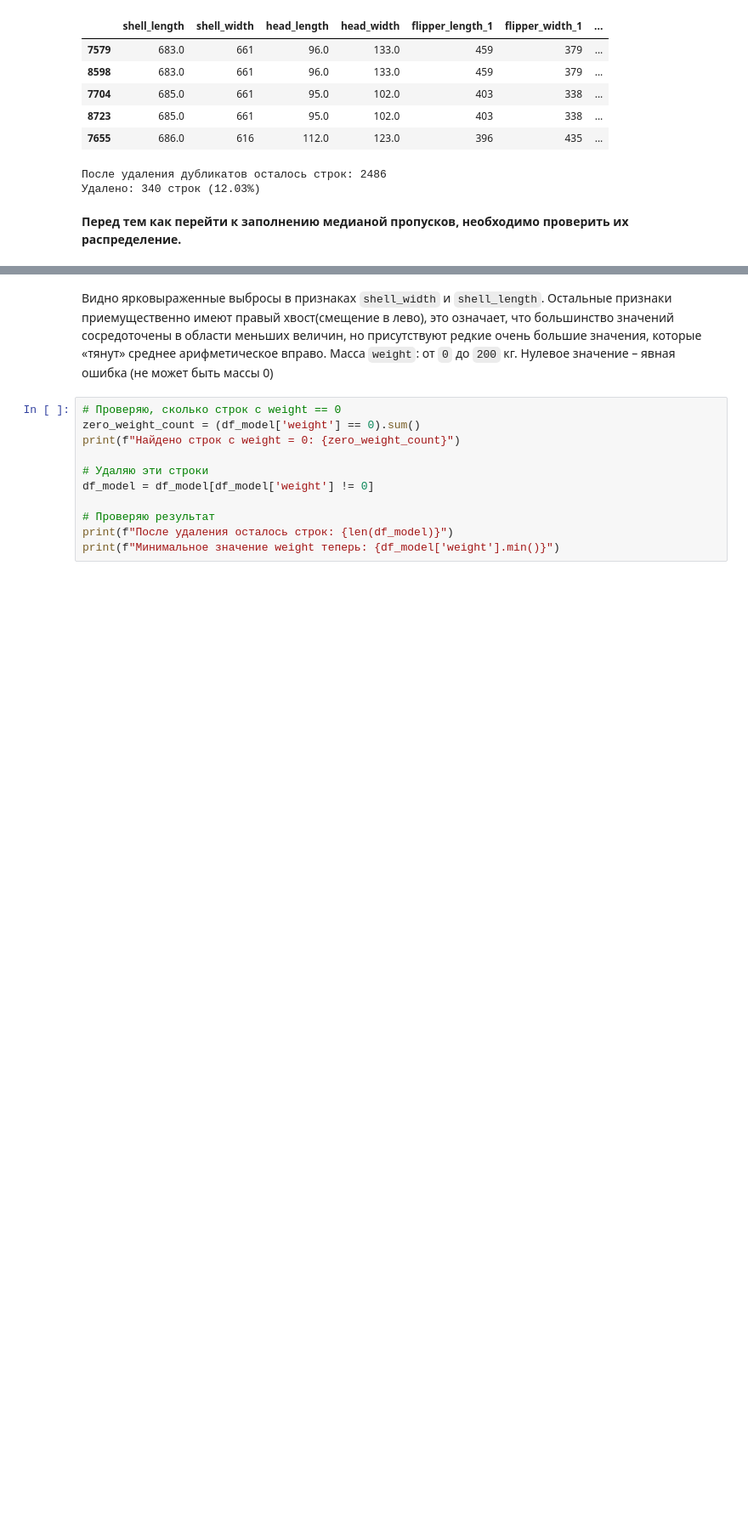
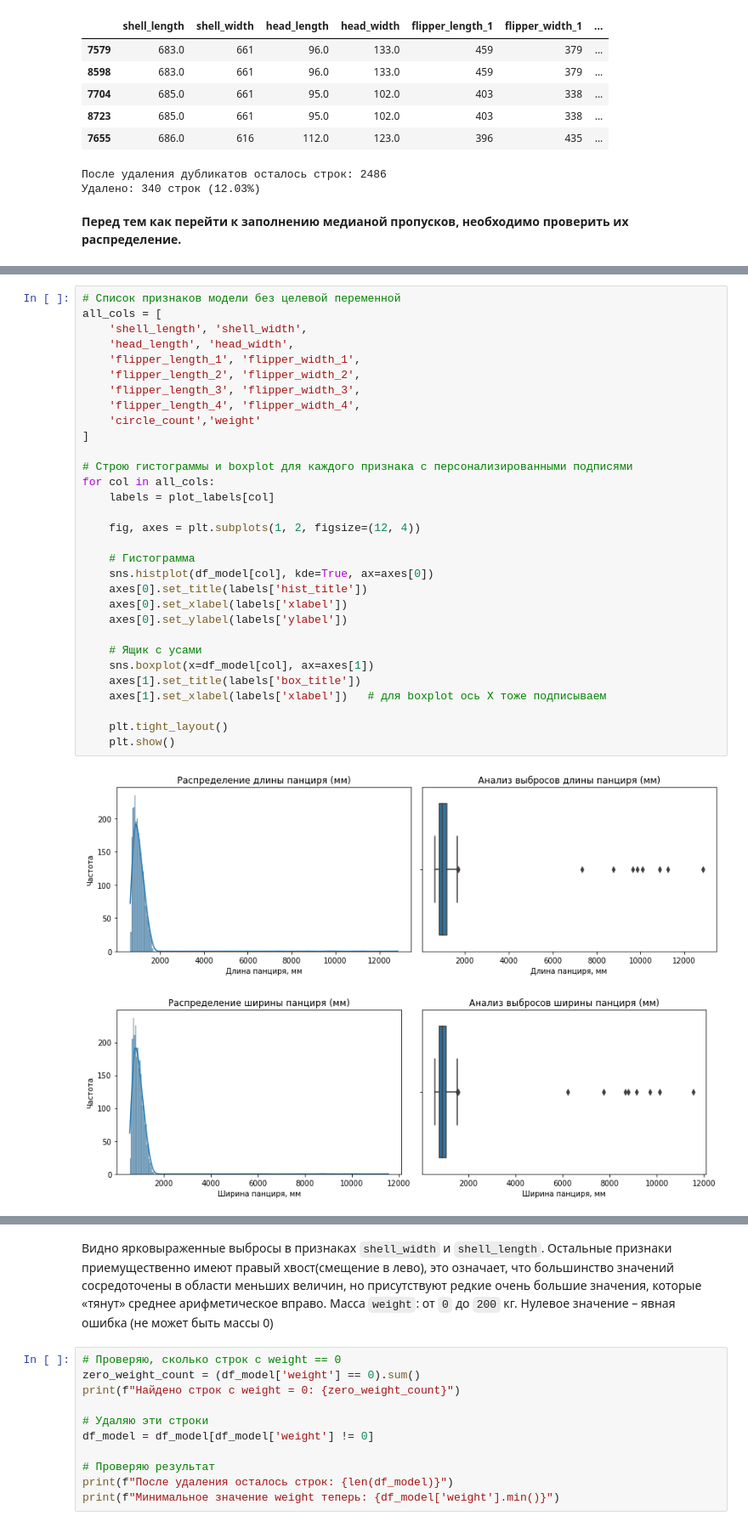
Before and after one commit to taysilya/turtle-mass-prediction, a Jupyter notebook: main_project_3.ipynb, the cells around one changed output, grey strips where cells are left out. Shown at 85% size. Saved outputs shown, nothing was run; the diff lists cells and outputs as text; blank space fills up the shorter version.

```diff
--- a/main_project_3.ipynb
+++ b/main_project_3.ipynb
@@ -835,0 +883,34 @@ for col in all_cols:
+# %%
+# Список признаков модели без целевой переменной
+all_cols = [
+    'shell_length', 'shell_width',
+    'head_length', 'head_width',
+    'flipper_length_1', 'flipper_width_1',
+    'flipper_length_2', 'flipper_width_2',
+    'flipper_length_3', 'flipper_width_3',
+    'flipper_length_4', 'flipper_width_4',
+    'circle_count','weight'
+]
+
+# Строю гистограммы и boxplot для каждого признака с персонализированными подписями
+for col in all_cols:
+    labels = plot_labels[col]
+
+    fig, axes = plt.subplots(1, 2, figsize=(12, 4))
+
+    # Гистограмма
+    sns.histplot(df_model[col], kde=True, ax=axes[0])
+    axes[0].set_title(labels['hist_title'])
+    axes[0].set_xlabel(labels['xlabel'])
+    axes[0].set_ylabel(labels['ylabel'])
+
+    # Ящик с усами
+    sns.boxplot(x=df_model[col], ax=axes[1])
+    axes[1].set_title(labels['box_title'])
+    axes[1].set_xlabel(labels['xlabel'])   # для boxplot ось X тоже подписываем
+
+    plt.tight_layout()
+    plt.show()
+# %% [output]
+[figure, added]
+[figure, added]
```
Also changed, not shown: parts of 11 cells of this notebook.
